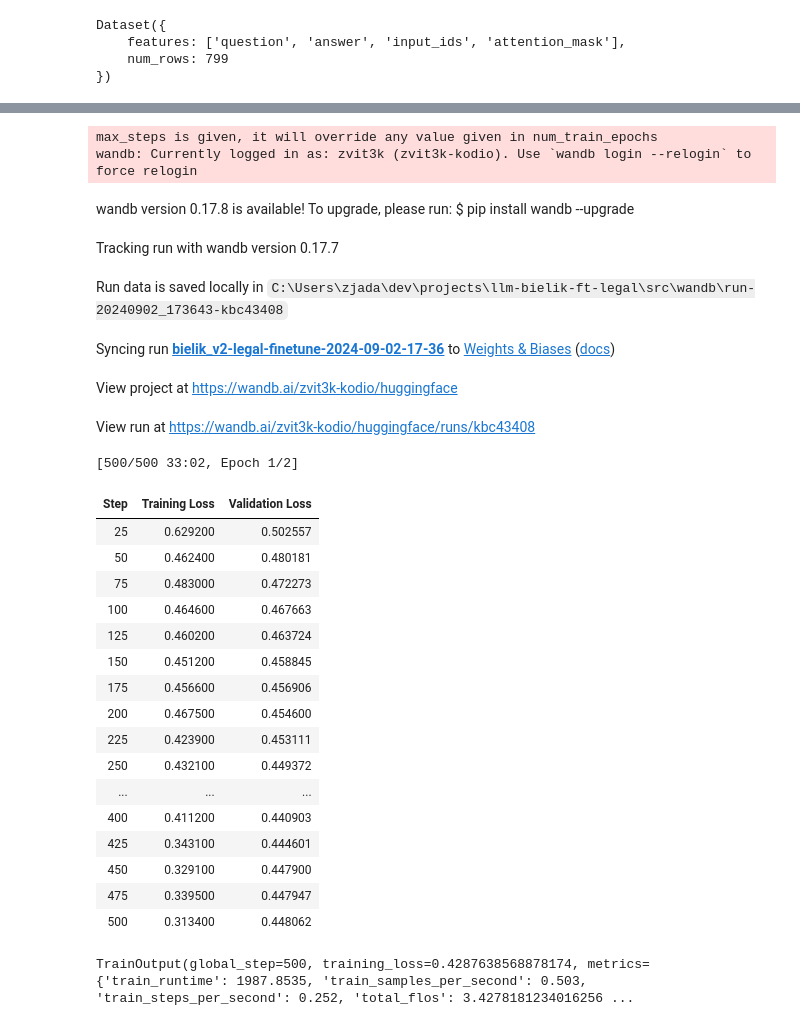
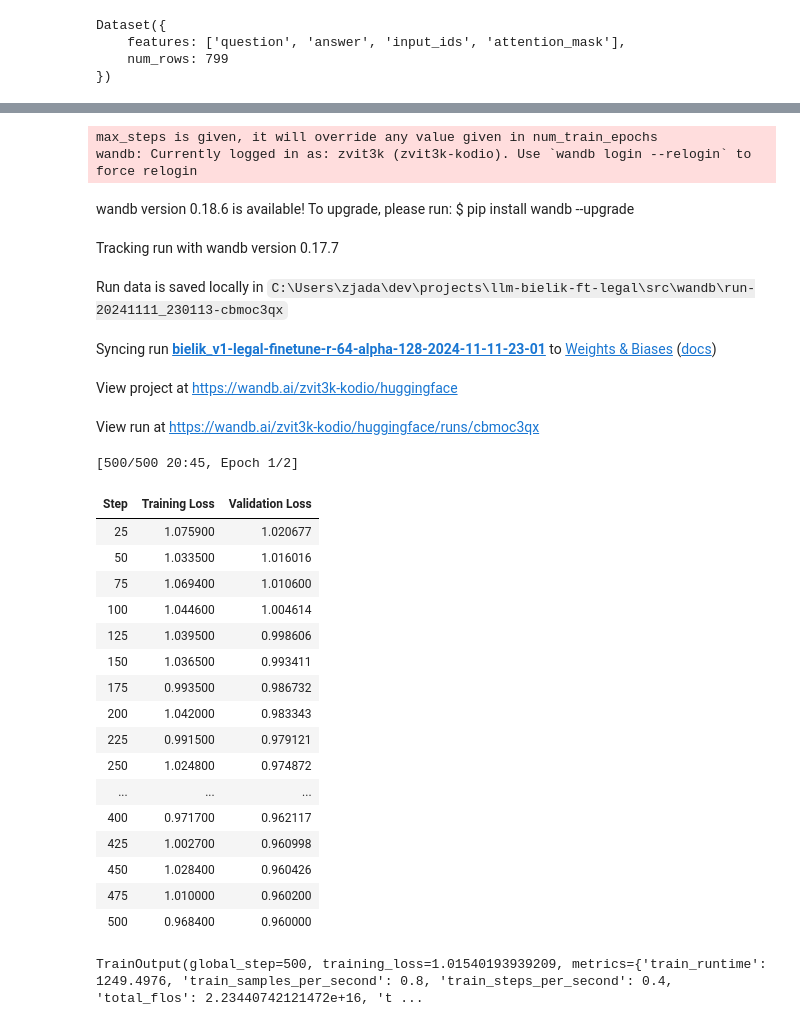
Before and after one commit to witold87/llm-bielik-ft-legal, a Jupyter notebook: src/llm-bielik-ft-fine-tuning-part-II.ipynb, the cells around one changed output, grey strips where cells are left out. Drawn from its saved outputs; the diff is of its cells as text; code cells hidden in the pictures.

Commit message:
Added new model with sgd and params

```diff
--- a/src/llm-bielik-ft-fine-tuning-part-II.ipynb
+++ b/src/llm-bielik-ft-fine-tuning-part-II.ipynb
@@ -138,23 +135,28 @@ def print_trainable_parameters(model):
         f"trainable params: {trainable_params} || all params: {all_param} || trainable%: {100 * trainable_params / all_param}"
     )
 # %%
-from peft import LoraConfig, get_peft_model
+lora_params = {
+    'r': 64,
+    'alpha': 128,
+    'layers': ["q_proj",
+            "k_proj",
+            "v_proj",
+            "o_proj",
+            "gate_proj",
+            "up_proj",
+            "down_proj",
+            "lm_head"],
+    'dropout': 0.05
+}
+
+linear_layers = ['gate_proj', 'down_proj', 'up_proj', 'q_proj', 'v_proj', 'k_proj','o_proj']
 
 config = LoraConfig(
-    r=32,
-    lora_alpha=64,
-    target_modules=[
-        "q_proj",
-        "k_proj",
-        "v_proj",
-        "o_proj",
-        "gate_proj",
-        "up_proj",
-        "down_proj",
-        "lm_head",
-    ],
+    r=lora_params.get('r'),
+    lora_alpha=lora_params.get('alpha'),
+    target_modules=lora_params.get('layers'),
     bias="none",
-    lora_dropout=0.05,  # Conventional
+    lora_dropout=lora_params.get('dropout'),  # Conventional
     task_type="CAUSAL_LM",
 )
 
@@ -169,7 +171,8 @@ model = accelerator.prepare_model(model)
 # %%
 project = "legal-finetune"
 base_model_name = "bielik_v1"
-run_name = base_model_name + "-" + project
+params = f'r-{lora_params.get("r")}-alpha-{lora_params.get("alpha")}'
+run_name = base_model_name + "-" + project + "-" + params
 output_dir = "./" + run_name
 
 trainer = transformers.Trainer(
@@ -179,56 +182,56 @@ trainer = transformers.Trainer(
     args=transformers.TrainingArguments(
         output_dir=output_dir,
         warmup_steps=2,
         per_device_train_batch_size=2,
         gradient_accumulation_steps=1,
         gradient_checkpointing=True,
         max_steps=500,
         learning_rate=2.5e-5, # Want a small lr for finetuning
         bf16=True,
-        optim="paged_adamw_8bit",
+        optim="sgd",
         logging_steps=25,              # When to start reporting loss
         logging_dir="./logs",        # Directory for storing logs
         save_strategy="steps",       # Save the model checkpoint every logging step
         save_steps=25,                # Save checkpoints every 50 steps
         evaluation_strategy="steps", # Evaluate the model every logging step
         eval_steps=25,               # Evaluate and save checkpoints every 50 steps
         do_eval=True,                # Perform evaluation at the end of training
         report_to="wandb",           # Comment this out if you don't want to use weights & baises
         run_name=f"{run_name}-{datetime.now().strftime('%Y-%m-%d-%H-%M')}"          # Name of the W&B run (optional)
     ),
     data_collator=transformers.DataCollatorForLanguageModeling(tokenizer, mlm=False),
 )
 
 model.config.use_cache = False  # silence the warnings. Please re-enable for inference!
 trainer.train()
 # %% [output]
 max_steps is given, it will override any value given in num_train_epochs
 wandb: Currently logged in as: zvit3k (zvit3k-kodio). Use `wandb login --relogin` to force relogin
-wandb version 0.17.8 is available! To upgrade, please run: $ pip install wandb --upgrade
+wandb version 0.18.6 is available! To upgrade, please run: $ pip install wandb --upgrade
 Tracking run with wandb version 0.17.7
-Run data is saved locally in C:\Users\zjada\dev\projects\llm-bielik-ft-legal\src\wandb\run-20240902_173643-kbc43408
+Run data is saved locally in C:\Users\zjada\dev\projects\llm-bielik-ft-legal\src\wandb\run-20241111_230113-cbmoc3qx
-Syncing run bielik_v2-legal-finetune-2024-09-02-17-36 to Weights & Biases (docs)
+Syncing run bielik_v1-legal-finetune-r-64-alpha-128-2024-11-11-23-01 to Weights & Biases (docs)
 View project at https://wandb.ai/zvit3k-kodio/huggingface
-View run at https://wandb.ai/zvit3k-kodio/huggingface/runs/kbc43408
+View run at https://wandb.ai/zvit3k-kodio/huggingface/runs/cbmoc3qx
-[500/500 33:02, Epoch 1/2]
+[500/500 20:45, Epoch 1/2]
 | Step | Training Loss | Validation Loss |
-| 25 | 0.629200 | 0.502557 |
-| 50 | 0.462400 | 0.480181 |
-| 75 | 0.483000 | 0.472273 |
-| 100 | 0.464600 | 0.467663 |
-| 125 | 0.460200 | 0.463724 |
-| 150 | 0.451200 | 0.458845 |
-| 175 | 0.456600 | 0.456906 |
-| 200 | 0.467500 | 0.454600 |
-| 225 | 0.423900 | 0.453111 |
-| 250 | 0.432100 | 0.449372 |
+| 25 | 1.075900 | 1.020677 |
+| 50 | 1.033500 | 1.016016 |
+| 75 | 1.069400 | 1.010600 |
+| 100 | 1.044600 | 1.004614 |
+| 125 | 1.039500 | 0.998606 |
+| 150 | 1.036500 | 0.993411 |
+| 175 | 0.993500 | 0.986732 |
+| 200 | 1.042000 | 0.983343 |
+| 225 | 0.991500 | 0.979121 |
+| 250 | 1.024800 | 0.974872 |
 | ... | ... | ... |
-| 400 | 0.411200 | 0.440903 |
-| 425 | 0.343100 | 0.444601 |
-| 450 | 0.329100 | 0.447900 |
-| 475 | 0.339500 | 0.447947 |
-| 500 | 0.313400 | 0.448062 |
+| 400 | 0.971700 | 0.962117 |
+| 425 | 1.002700 | 0.960998 |
+| 450 | 1.028400 | 0.960426 |
+| 475 | 1.010000 | 0.960200 |
+| 500 | 0.968400 | 0.960000 |
-TrainOutput(global_step=500, training_loss=0.4287638568878174, metrics={'train_runtime': 1987.8535, 'train_samples_per_second': 0.503, 'train_steps_per_second': 0.252, 'total_flos': 3.4278181234016256 ...
+TrainOutput(global_step=500, training_loss=1.01540193939209, metrics={'train_runtime': 1249.4976, 'train_samples_per_second': 0.8, 'train_steps_per_second': 0.4, 'total_flos': 2.23440742121472e+16, 't ...
 # %%
 base_model_id = "speakleash/Bielik-7B-v0.1"
 bnb_config = BitsAndBytesConfig(
```
Also changed, not shown: parts of 10 cells of this notebook, 1 other file.
